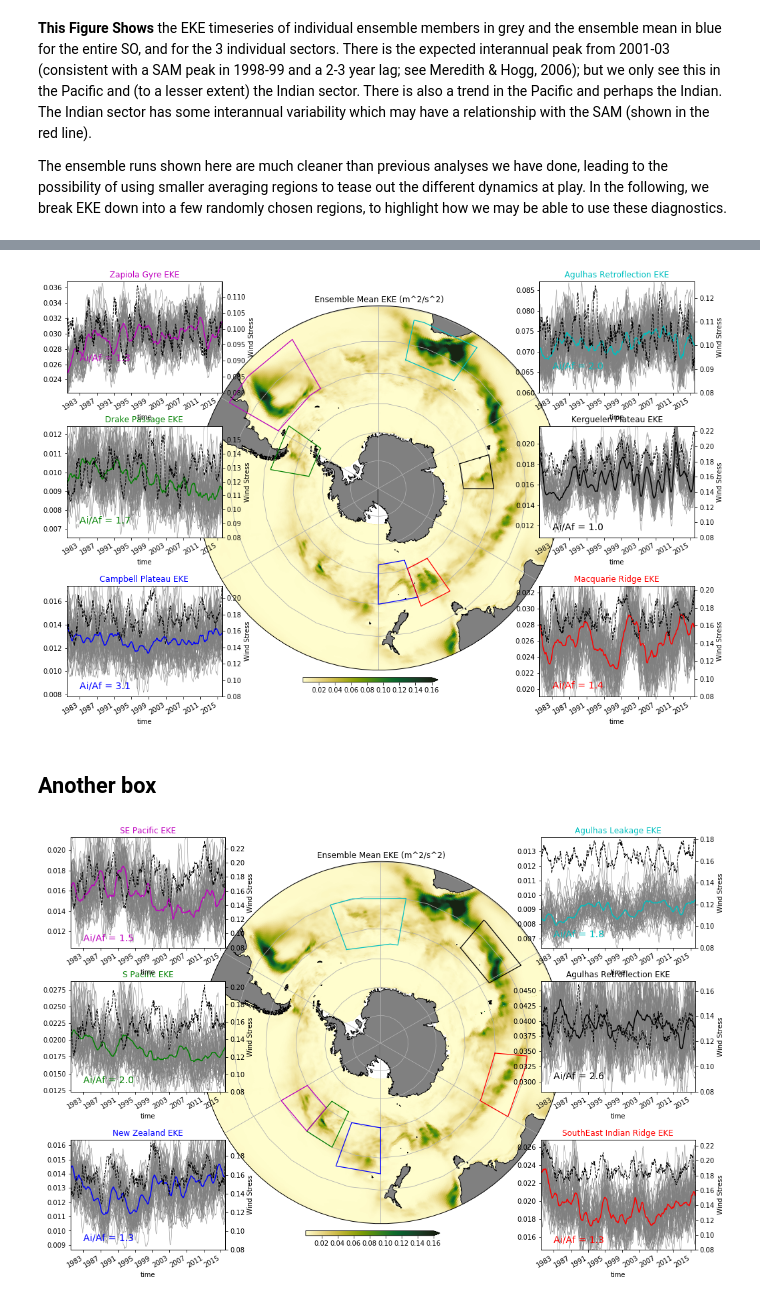
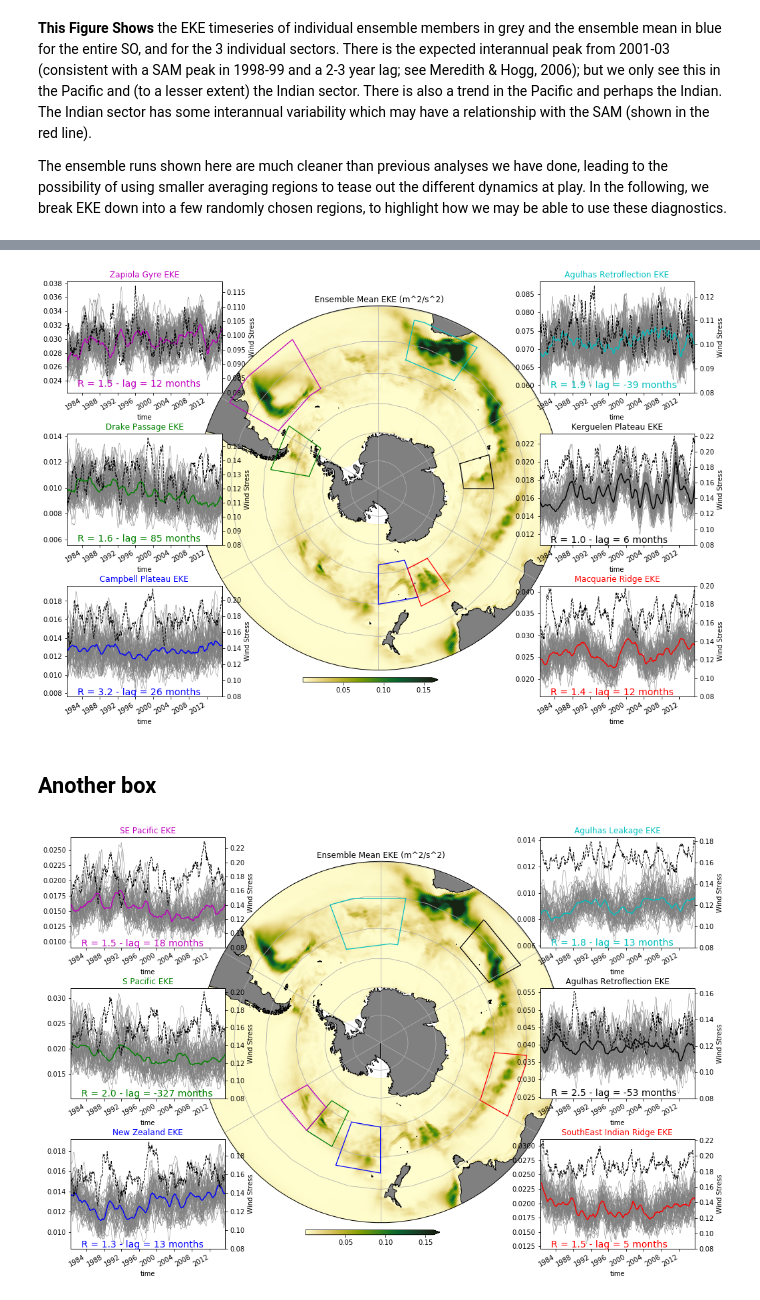
Before and after one commit to AndyHoggANU/OCCIPUT-analysis, a Jupyter notebook: Plot_Real_EKE.ipynb, the cells around one changed output, grey strips where cells are left out. Saved outputs shown, nothing was run; the diff lists cells and outputs as text; code cells hidden in the pictures.

Commit message:
altering scripts to work on VDI and adding variance ratio map

```diff
--- a/Plot_Real_EKE.ipynb
+++ b/Plot_Real_EKE.ipynb
@@ -42,21 +42,3 @@ The following cell does this calculation and saves the file for future use. The
 ## To load the EKE climatology
 climfilename = HardDisk+EnsembleDir+'eke_climatology.nc'
 eke_month = xr.open_dataset(climfilename).EKE
-# %%
-nfiles = 50
-nn=0
-for ii in range(1,nfiles+1):
-    nn+=1
-    i00 = '%03d' % ii
-    Member = 'e'+i00
-    filename = HardDisk+EnsembleDir+Member+'/eke_p_'+i00+'.nc'
-    print(filename)
-    eke_p = xr.open_dataset(filename).EKE
-    eke_p.rolling(time=12).mean().plot(color=[0.5, 0.5, 0.5],linewidth=0.5)
-    if nn==1:
-        eke_pac_sum = eke_p
-    else:
-        eke_pac_sum = eke_pac_sum + eke_p
-
-eke_pac_sum = eke_pac_sum/nn
-eke_pac_sum.plot(color='b',linewidth=1.5)
@@ -321,6 +333,7 @@ def add_box(ax, ax_p, col, desc, lon1, lon2, lat1, lat2,long_name):
     ax.plot([lon1, lon2, lon2, lon1, lon1],[lat1,lat1,lat2,lat2,lat1],
             color=col,linewidth=1.25,transform=ccrs.PlateCarree())
 
+    start = pd.datetime(1980,1,1) ## start time for plotting
     nfiles = 50
     nn=0
     for ii in range(1,nfiles+1):
@@ -328,8 +341,8 @@ def add_box(ax, ax_p, col, desc, lon1, lon2, lat1, lat2,long_name):
         i00 = '%03d' % ii
         Member = 'e'+i00
         filename = HardDisk+EnsembleDir+Member+'/eke_'+desc+'_'+i00+'.nc'
-        eke = xr.open_dataset(filename).EKE
-        eke = eke.rolling(time=12).mean()
+        eke = xr.open_dataset(filename).EKE.sel(time=slice(start,None))
+        eke = eke.rolling(time=13,center=True).mean()
         eke.plot(ax=ax_p,color=[0.5, 0.5, 0.5],linewidth=0.5)
 
         if nn==1:
@@ -349,8 +362,8 @@ def add_box(ax, ax_p, col, desc, lon1, lon2, lat1, lat2,long_name):
         i00 = '%03d' % ii
         Member = 'e'+i00
         filename = HardDisk+EnsembleDir+Member+'/eke_'+desc+'_'+i00+'.nc'
-        eke = xr.open_dataset(filename).EKE
-        eke = eke.rolling(time=12).mean()
+        eke = xr.open_dataset(filename).EKE.sel(time=slice(start,None))
+        eke = eke.rolling(time=13,center=True).mean()
 
         if nn==1:
             eke_var = (eke - eke_sum)**2
@@ -365,12 +378,19 @@ def add_box(ax, ax_p, col, desc, lon1, lon2, lat1, lat2,long_name):
 
     ax_pt = ax_p.twinx()
     taufilename = HardDisk+EnsembleDir+'tau/'+'tau_'+desc+'.nc'
-    tau = xr.open_mfdataset(taufilename).tau
-    tau.rolling(time=12).mean().plot(ax=ax_pt,color='k',linewidth=1,linestyle='--')
+    tau = xr.open_mfdataset(taufilename).tau.sel(time=slice(start,None))
+    tau = tau.rolling(time=13,center=True).mean()
+    tau.plot(ax=ax_pt,color='k',linewidth=1,linestyle='--')
     ax_pt.set_ylim(ymin=0.08)
     ax_pt.set_ylabel('Wind Stress')
 
-    ax_pt.text(pd.datetime(1983,1,1),0.09,'Ai/Af = %0.1f'%ratio.values,color=col,size=14)
+    # Is there a lagged correlation?
+    ekep = eke_sum[6:-6] - eke_sum.mean()
+    taup = tau[6:-6] - tau.mean()
+    coef = np.correlate(ekep,taup,mode='full')
+    lag = coef.argmax() - ekep.shape[0] + 1
+
+    ax_pt.text(pd.datetime(1983,1,1),0.082,'R = %0.1f - lag = %d months'%(ratio.values,lag),color=col,size=14)
 
     ax_p.set_title(long_name +' EKE',color=col)
     ax_p.autoscale(enable=True, axis='x', tight=True)
@@ -402,7 +422,7 @@ ax_cp = plt.axes([0.05, 0.07, 0.23, 0.23])
 add_box(ax,ax_cp,'b', 'cp', -200, -180, -63, -50,'Campbell Plateau')
 
 # Drake Passage
-ax_dp = plt.axes([0.05, 0.4, 0.23, 0.23])
+ax_dp = plt.axes([0.05, 0.385, 0.23, 0.23])
 add_box(ax,ax_dp,'g', 'dp', -80, -55, -65, -52,'Drake Passage')
 
 # Malvinas/Zapiola
@@ -414,24 +434,16 @@ ax_ag = plt.axes([0.75, 0.7, 0.23, 0.23])
 add_box(ax,ax_ag,'c', 'ag', 12,  35, -45,  -33,'Agulhas Retroflection')
 
 # Kerguelen Plateau
-ax_ke = plt.axes([0.75, 0.4, 0.23, 0.23])
+ax_ke = plt.axes([0.75, 0.385, 0.23, 0.23])
 add_box(ax,ax_ke,'k', 'ke', -287, -270, -60, -50,'Kerguelen Plateau')
 
 # Macquarie Ridge
 ax_mr = plt.axes([0.75, 0.07, 0.23, 0.23])
 add_box(ax,ax_mr,'r', 'mr', -215, -200, -60, -47,'Macquarie Ridge')
 
-#### Next Batch of 6
-#add_box(ax,'c', 'nz', -180, -160, -60, -45)
-#add_box(ax,'r', 'p1', -155, -140, -63, -50)
-#add_box(ax,'k', 'p2', -140, -120, -60, -50)
-#add_box(ax,'b', 'al', -20,  10, -55,  -40)
-#add_box(ax,'m', 'ar', 40,  61, -47,  -36)
-#add_box(ax,'g', 'se', -265, -240, -50, -40)
-
 plt.savefig('SouthernOceanEKE.png',dpi=250)
 # %% [output]
-[figure, old version]
+[figure, new version]
 # %% [markdown]
 ## Another box
 # %%
@@ -455,35 +467,35 @@ ax.set_title('Ensemble Mean EKE (m^2/s^2)')
 ax_c = plt.axes([0.4,0.1,0.2,0.01])
 plt.colorbar(p1,cax=ax_c,orientation='horizontal',extend='max')
 
 # First batch of 6:
 
 # NZ
 ax_nz = plt.axes([0.05, 0.07, 0.23, 0.23])
 add_box(ax, ax_nz, 'b', 'nz', -180, -160, -60, -45, 'New Zealand')
 
 
 # South PacificDrake Passage
-ax_p1 = plt.axes([0.05, 0.4, 0.23, 0.23])
+ax_p1 = plt.axes([0.05, 0.385, 0.23, 0.23])
 add_box(ax, ax_p1, 'g', 'p1', -155, -140, -63, -50, 'S Pacific')
 
 # SE Pacific
 ax_p2 = plt.axes([0.05, 0.7, 0.23, 0.23])
 add_box(ax, ax_p2, 'm', 'p2', -140, -120, -60, -50, 'SE Pacific')
 
 # Agulhas Leakage
 ax_al = plt.axes([0.75, 0.7, 0.23, 0.23])
 add_box(ax, ax_al, 'c', 'al', -20,  10, -55,  -40, 'Agulhas Leakage')
 
 # Agulhas Retroflection
-ax_ar = plt.axes([0.75, 0.4, 0.23, 0.23])
+ax_ar = plt.axes([0.75, 0.385, 0.23, 0.23])
 add_box(ax, ax_ar, 'k', 'ar', 40,  61, -47,  -36, 'Agulhas Retroflection')
 
 # SEIR
 ax_se = plt.axes([0.75, 0.07, 0.23, 0.23])
 add_box(ax, ax_se, 'r', 'se', -265, -240, -50, -40, 'SouthEast Indian Ridge')
 
 plt.savefig('SouthernOceanEKE2.png',dpi=250)
 # %% [output]
-[figure, old version]
+[figure, new version]
 # %% [markdown]
 ## To Do Next:
```
Also changed, not shown: parts of 7 cells of this notebook, 1 other file.
